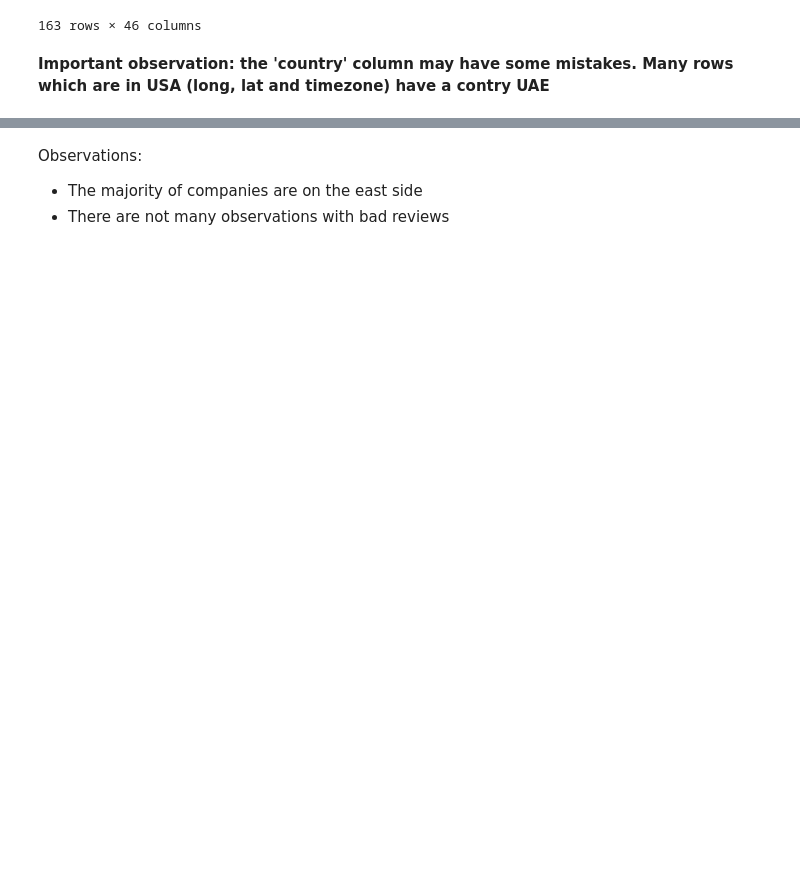
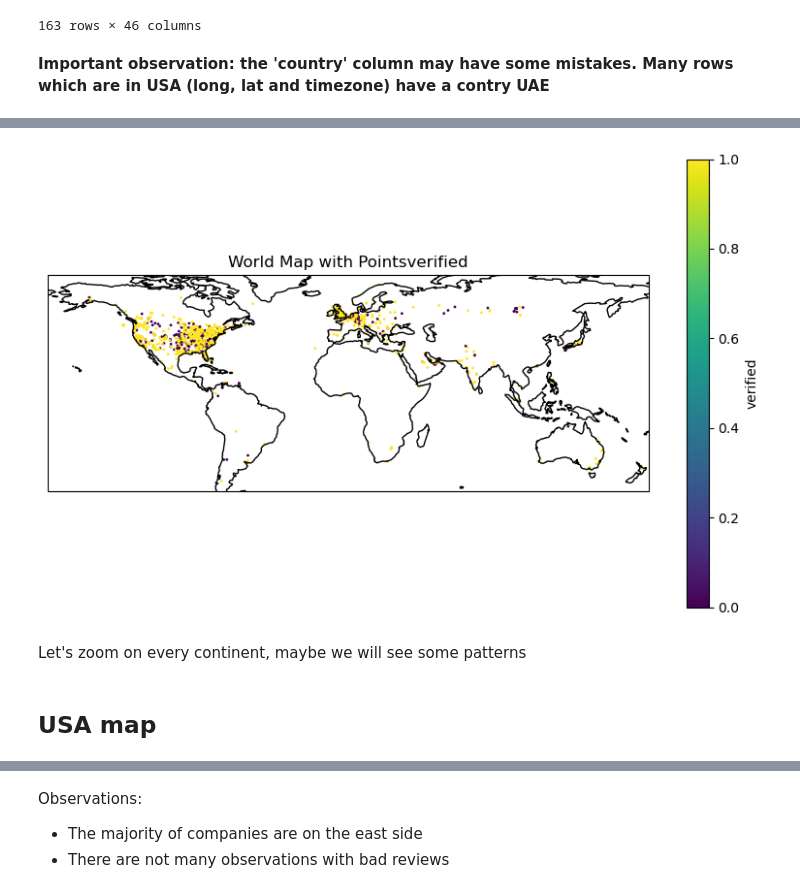
Before and after one commit to katarzynarogalska/LocationIntelligence-clustering, a Jupyter notebook: Location_Clustering_EDA.ipynb, the cells around one changed output, grey strips where cells are left out. Cells and saved outputs as stored; diff of their text form; code cells hidden in the pictures; blank space fills up the shorter version.

```diff
--- a/Location_Clustering_EDA.ipynb
+++ b/Location_Clustering_EDA.ipynb
@@ -166,3 +227,9 @@ Let's look at the maps for different regions and coloured by different features.
+# %%
+plot_world('verified')
+# %% [output]
+[figure, added]
+# %% [markdown]
+Let's zoom on every continent, maybe we will see some patterns
 # %%
 def draw_map(color_col, boundries):
     plt.figure(figsize=(10, 6))
@@ -178,4 +245,6 @@ def draw_map(color_col, boundries):
     plt.show()
+# %% [markdown]
+## USA map
 # %%
 draw_map('rating', [-125, -66.5, 20, 50]) # USA
 # %% [output]
```
Also changed, not shown: parts of 51 cells of this notebook.
